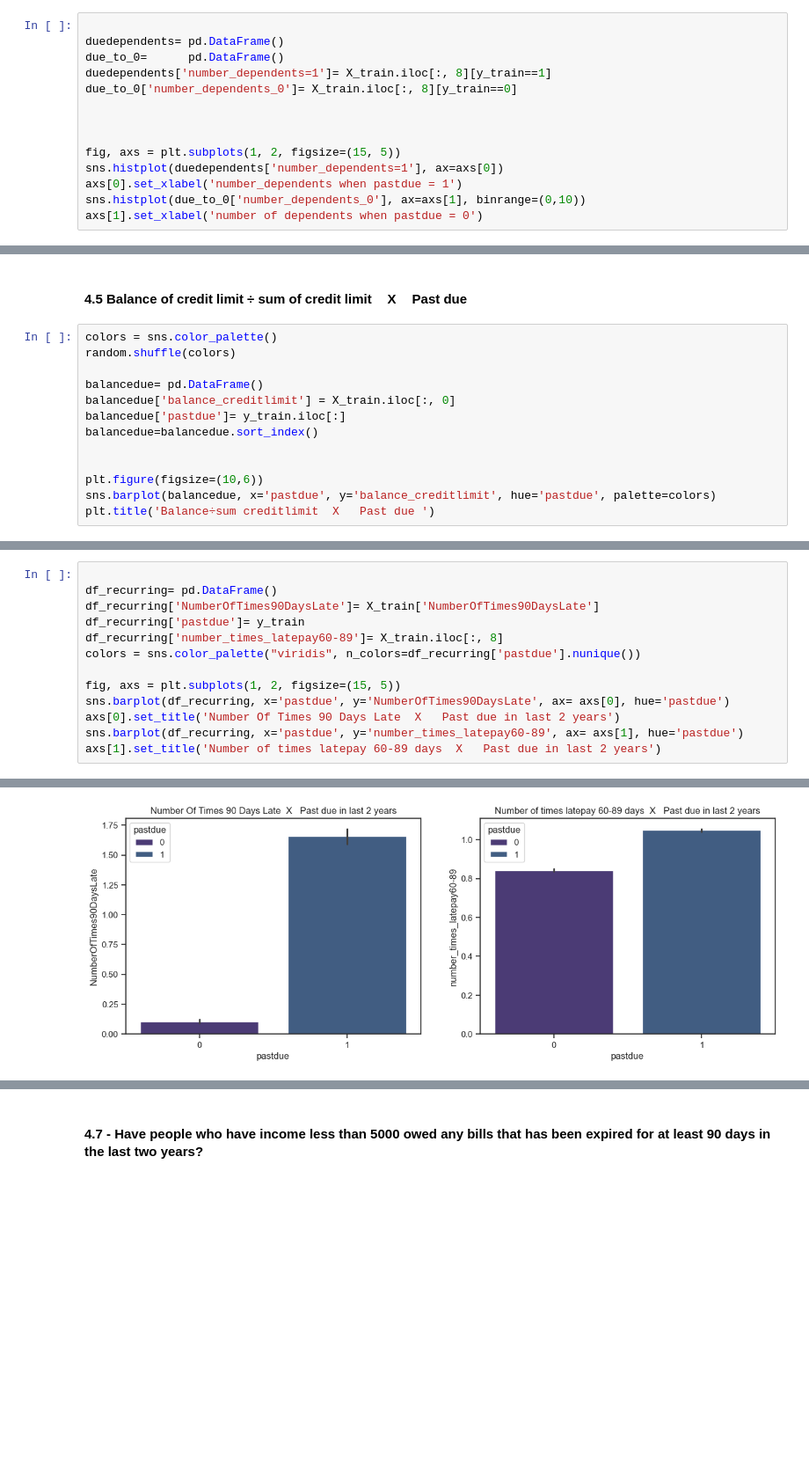
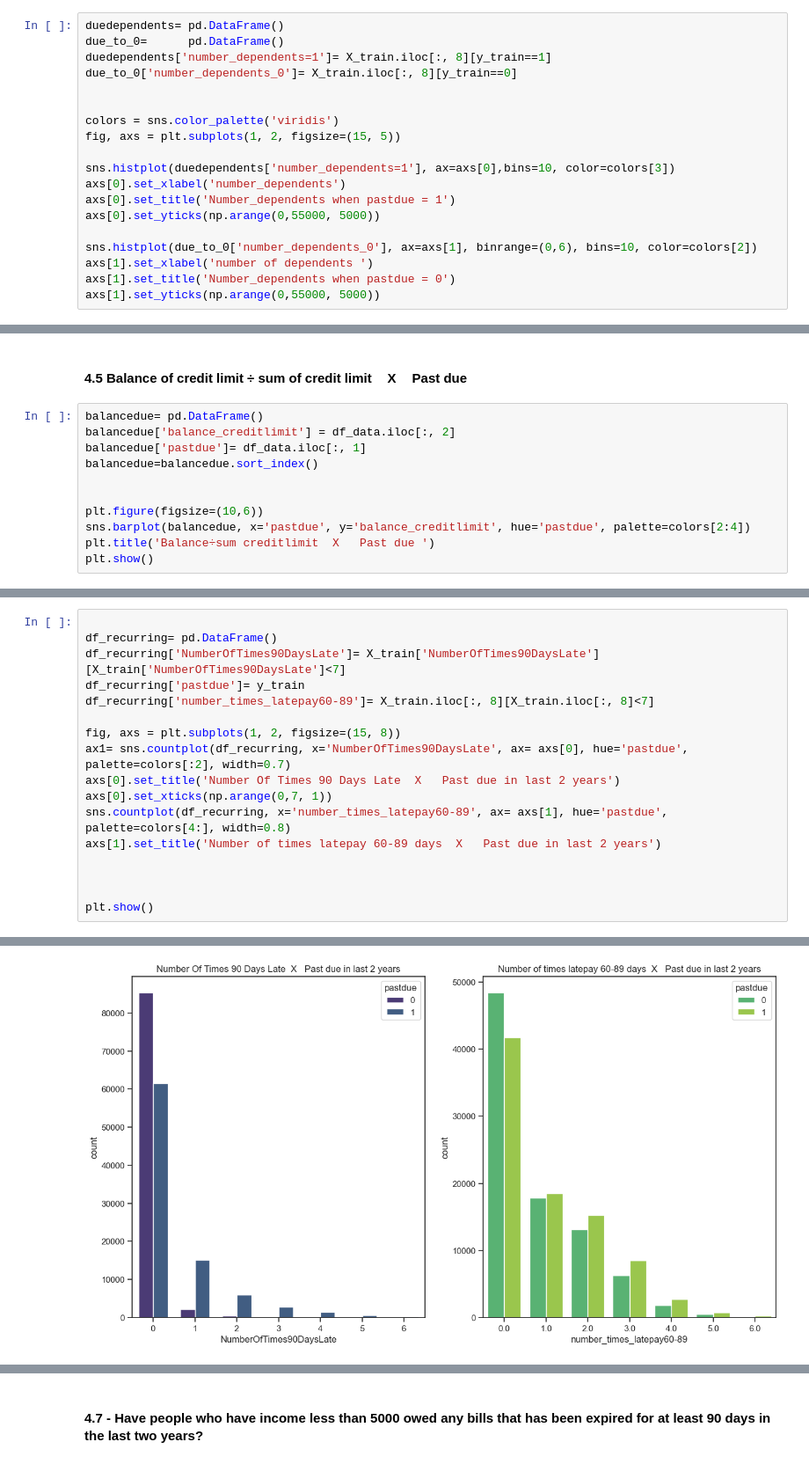
Before and after one commit to ectormgl/givemecredit, a Jupyter notebook: notebook/EDA.ipynb, the cells around one changed output, grey strips where cells are left out. Shown at 88% size. Drawn from its saved outputs; the diff is of its cells as text; blank space fills up the shorter version.

```diff
--- a/notebook/EDA.ipynb
+++ b/notebook/EDA.ipynb
@@ -726,17 +382,22 @@ plt.show()
 #### 4.4       -       Past due    ㅤ    X   ㅤ    Number of dependents
 -  Quantity of number of dependents of people that past due = 1  ㅤ   Xㅤ   past due = 0
 # %%
-
 duedependents= pd.DataFrame()
 due_to_0=      pd.DataFrame()
 duedependents['number_dependents=1']= X_train.iloc[:, 8][y_train==1]
 due_to_0['number_dependents_0']= X_train.iloc[:, 8][y_train==0]
 
 
+colors = sns.color_palette('viridis')
+fig, axs = plt.subplots(1, 2, figsize=(15, 5))
 
-fig, axs = plt.subplots(1, 2, figsize=(15, 5))
-sns.histplot(duedependents['number_dependents=1'], ax=axs[0])
-axs[0].set_xlabel('number_dependents when pastdue = 1')
-sns.histplot(due_to_0['number_dependents_0'], ax=axs[1], binrange=(0,10))
-axs[1].set_xlabel('number of dependents when pastdue = 0')
+sns.histplot(duedependents['number_dependents=1'], ax=axs[0],bins=10, color=colors[3])
+axs[0].set_xlabel('number_dependents')
+axs[0].set_title('Number_dependents when pastdue = 1')
+axs[0].set_yticks(np.arange(0,55000, 5000))
+
+sns.histplot(due_to_0['number_dependents_0'], ax=axs[1], binrange=(0,6), bins=10, color=colors[2])
+axs[1].set_xlabel('number of dependents ')
+axs[1].set_title('Number_dependents when pastdue = 0')
+axs[1].set_yticks(np.arange(0,55000, 5000))
 # %% [output]
@@ -745,16 +421,14 @@ Text(0.5, 0, 'number of dependents when pastdue = 0')
 # %% [markdown]
 #### 4.5       Balance of credit limit ÷ sum of credit limit       ㅤX        ㅤPast due
 # %%
-colors = sns.color_palette()
-random.shuffle(colors)
-
 balancedue= pd.DataFrame()
-balancedue['balance_creditlimit'] = X_train.iloc[:, 0]
-balancedue['pastdue']= y_train.iloc[:]
+balancedue['balance_creditlimit'] = df_data.iloc[:, 2]
+balancedue['pastdue']= df_data.iloc[:, 1]
 balancedue=balancedue.sort_index()
 
 
 plt.figure(figsize=(10,6))
-sns.barplot(balancedue, x='pastdue', y='balance_creditlimit', hue='pastdue', palette=colors)
+sns.barplot(balancedue, x='pastdue', y='balance_creditlimit', hue='pastdue', palette=colors[2:4])
 plt.title('Balance÷sum creditlimit  X   Past due ')
+plt.show()
 # %% [output]
@@ -766,14 +454,18 @@ Text(0.5, 1.0, 'Balance÷sum creditlimit  X   Past due ')
 # %%
 
 df_recurring= pd.DataFrame()
-df_recurring['NumberOfTimes90DaysLate']= X_train['NumberOfTimes90DaysLate']
+df_recurring['NumberOfTimes90DaysLate']= X_train['NumberOfTimes90DaysLate'][X_train['NumberOfTimes90DaysLate']<7]
 df_recurring['pastdue']= y_train
-df_recurring['number_times_latepay60-89']= X_train.iloc[:, 8]
-colors = sns.color_palette("viridis", n_colors=df_recurring['pastdue'].nunique())
+df_recurring['number_times_latepay60-89']= X_train.iloc[:, 8][X_train.iloc[:, 8]<7]
 
-fig, axs = plt.subplots(1, 2, figsize=(15, 5))
-sns.barplot(df_recurring, x='pastdue', y='NumberOfTimes90DaysLate', ax= axs[0], hue='pastdue')
+fig, axs = plt.subplots(1, 2, figsize=(15, 8))
+ax1= sns.countplot(df_recurring, x='NumberOfTimes90DaysLate', ax= axs[0], hue='pastdue', palette=colors[:2], width=0.7)
 axs[0].set_title('Number Of Times 90 Days Late  X   Past due in last 2 years')
-sns.barplot(df_recurring, x='pastdue', y='number_times_latepay60-89', ax= axs[1], hue='pastdue')
+axs[0].set_xticks(np.arange(0,7, 1))
+sns.countplot(df_recurring, x='number_times_latepay60-89', ax= axs[1], hue='pastdue', palette=colors[4:], width=0.8)
 axs[1].set_title('Number of times latepay 60-89 days  X   Past due in last 2 years')
+
+
+
+plt.show()
 # %% [output]
@@ -781 +472 @@ Text(0.5, 1.0, 'Number of times latepay 60-89 days  X   Past due in last 2 years
-[figure, old version]
+[figure, new version]
```
Also changed, not shown: parts of 114 cells of this notebook, 7 other files.
